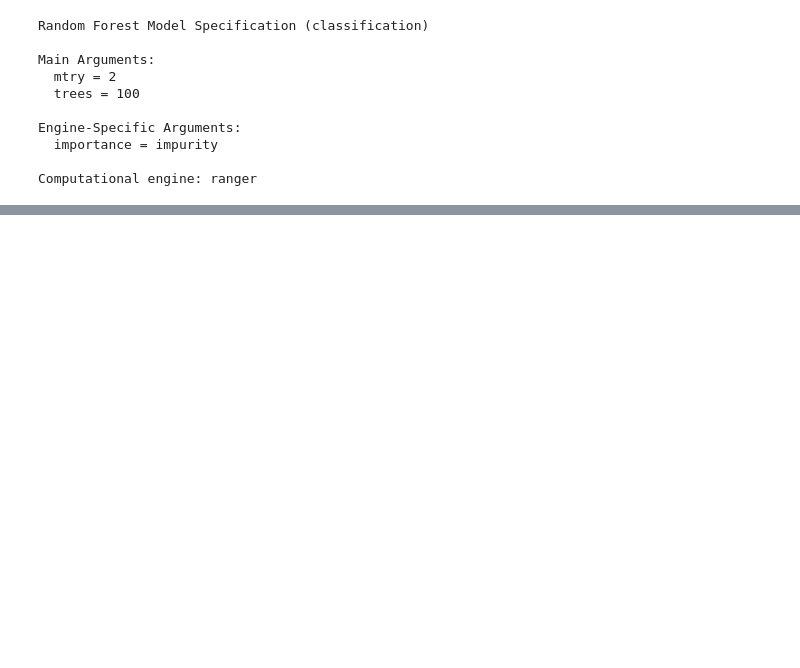
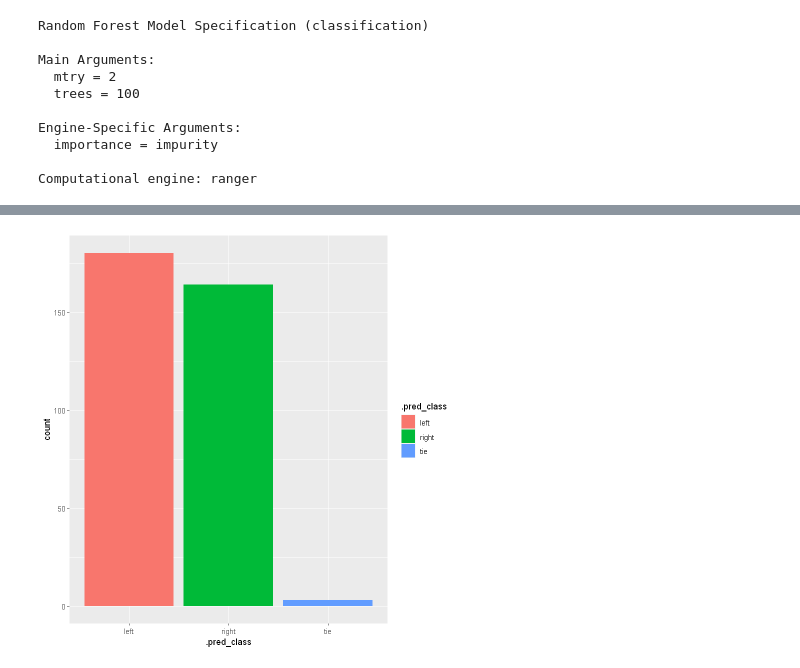
Before and after one commit to Keno-git/DS_assigment1, a Jupyter notebook: Assignment_2/Assignment_2.ipynb, the cells around one changed output, grey strips where cells are left out. Cells and saved outputs as stored; diff of their text form; code cells hidden in the pictures; blank space fills up the shorter version.

```diff
--- a/Assignment_2/Assignment_2.ipynb
+++ b/Assignment_2/Assignment_2.ipynb
@@ -453,0 +601,5 @@ ERROR: Error in print(confusions_matrix): object 'confusions_matrix' not found
+# %%
+pred <- predict(svm_fit, new_data = test)
+pred$.pred_class <- as.factor(pred$.pred_class)
+
+(confmat <- confusionMatrix(pred$.pred_class, test$majority))
@@ -453,0 +624,4 @@ ERROR: Error in print(confusions_matrix): object 'confusions_matrix' not found
+# %%
+ggplot() +
+  geom_histogram(data = pred, mapping = aes(x = .pred_class, fill=.pred_class), stat="count")
+# %% [output]
@@ -453,0 +630 @@ ERROR: Error in print(confusions_matrix): object 'confusions_matrix' not found
+[figure, added]
```
Also changed, not shown: parts of 28 cells of this notebook.
